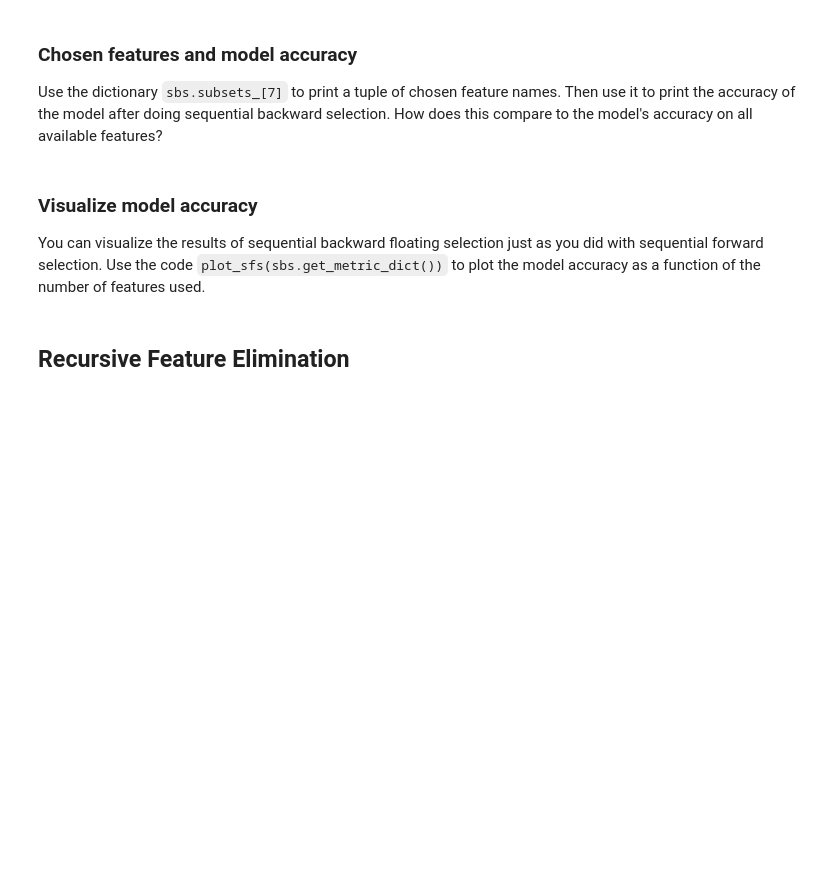
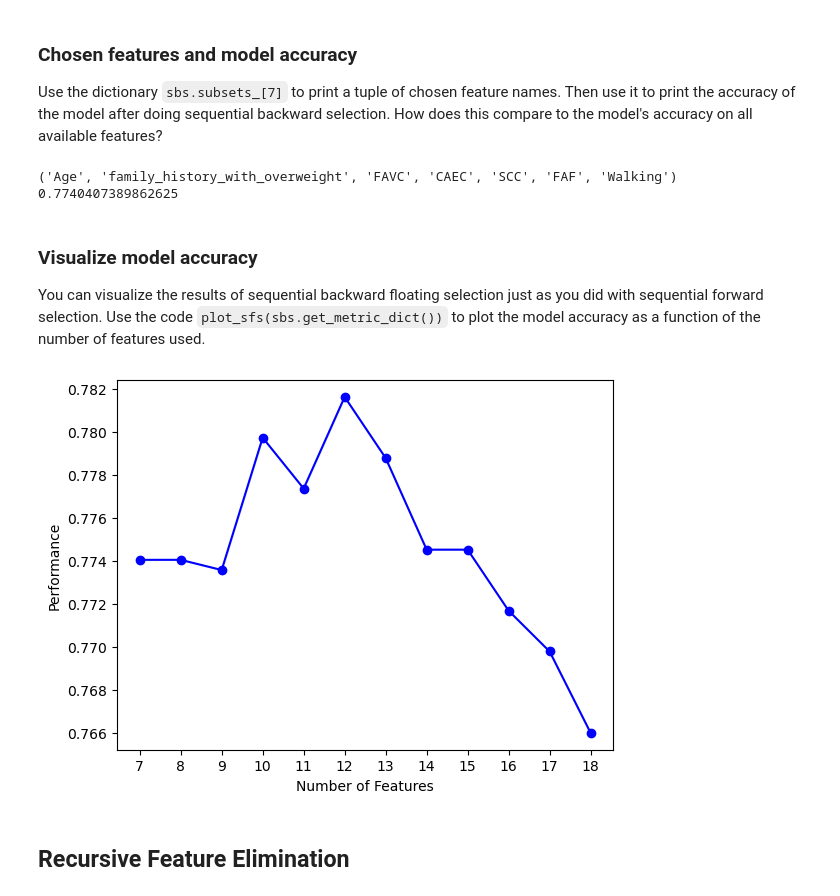
Before and after one commit to fatemehaa/DS-ML-Git-Projects, a Jupyter notebook: Wrapper Methods/Wrapper methods.ipynb, the cells around one changed output. Saved outputs shown, nothing was run; the diff lists cells and outputs as text; code cells hidden in the pictures; blank space fills up the shorter version.

```diff
--- a/Wrapper Methods/Wrapper methods.ipynb
+++ b/Wrapper Methods/Wrapper methods.ipynb
@@ -176,7 +176,16 @@ Sequential forward selection was able to find a feature subset that performed ma
 Create a sequential backward selection model called `sbs`.
 * Be sure to set the `estimator` parameter to `lr` and set the `forward` and `floating` parameters to the appropriate values.
 * Also use the parameters `k_features=7`, `scoring='accuracy'`, and `cv=0`.
+# %%
+sbs = SFS(lr,
+          k_features = 7,
+          forward = False,
+          floating = False,
+          scoring = 'accuracy',
+          cv = 0)
 # %% [markdown]
 ### Fit the model
 
 Use the `.fit()` method on `sbs` to fit the model to `X` and `y`.
+# %%
+sbs.fit(X, y)
@@ -188,10 +230,21 @@ Now that you've run the sequential backward selection algorithm on the logistic
 ### Chosen features and model accuracy
 
 Use the dictionary `sbs.subsets_[7]` to print a tuple of chosen feature names. Then use it to print the accuracy of the model after doing sequential backward selection. How does this compare to the model's accuracy on all available features?
+# %%
+print(sbs.subsets_[7]['feature_names'])
+print(sbs.subsets_[7]['avg_score'])
+# %% [output]
+('Age', 'family_history_with_overweight', 'FAVC', 'CAEC', 'SCC', 'FAF', 'Walking')
+0.7740407389862625
 # %% [markdown]
 ### Visualize model accuracy
 
 You can visualize the results of sequential backward floating selection just as you did with sequential forward selection. Use the code `plot_sfs(sbs.get_metric_dict())` to plot the model accuracy as a function of the number of features used.
+# %%
+plot_sfs(sbs.get_metric_dict())
+plt.show()
+# %% [output]
+[figure, added]
 # %% [markdown]
 ## Recursive Feature Elimination
 # %% [markdown]
```
Also changed, not shown: parts of 2 cells of this notebook.
